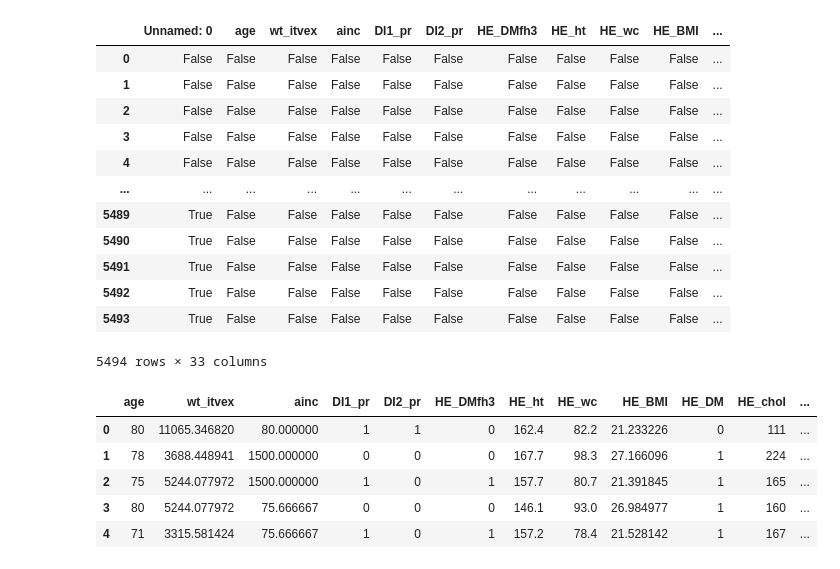
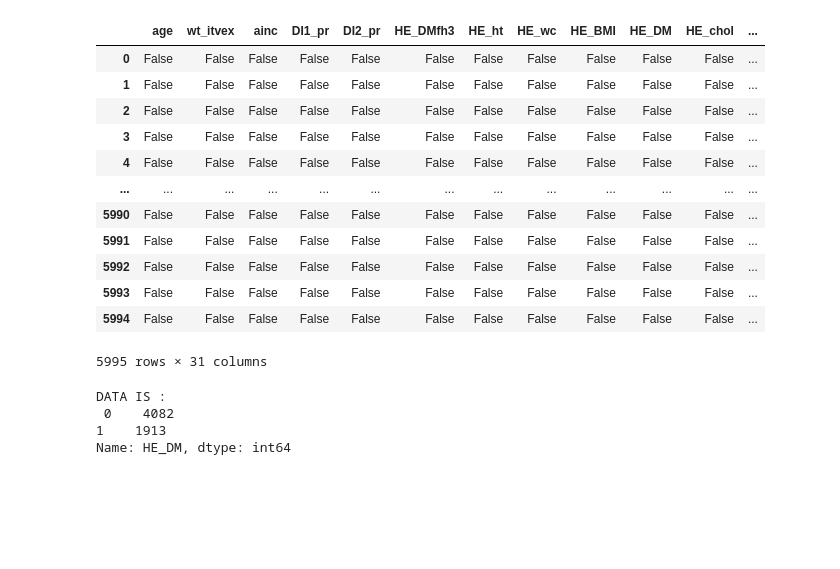
Before and after one commit to easthobb/Diabetes-Analysis, a Jupyter notebook: OUTCOME_ANALYSIS.ipynb, the cells around one changed output. Saved outputs shown, nothing was run; the diff lists cells and outputs as text; code cells hidden in the pictures; blank space fills up the shorter version.

```diff
--- a/OUTCOME_ANALYSIS.ipynb
+++ b/OUTCOME_ANALYSIS.ipynb
@@ -59,31 +59,27 @@ pd.set_option('display.max_columns', 200)
 pd.set_option('display.width', 200)
 # %%
 ## DATA LOAD
-df = pd.read_csv('2016_17_18_OUTCOME.csv')
+df = pd.read_csv('2018_17_16_OUTCOME.csv')
 df.head()
 df.isnull()
 # %% [output]
-|  | Unnamed: 0 | age | wt_itvex | ainc | DI1_pr | DI2_pr | HE_DMfh3 | HE_ht | HE_wc | HE_BMI | ... |
-| 0 | False | False | False | False | False | False | False | False | False | False | ... |
-| 1 | False | False | False | False | False | False | False | False | False | False | ... |
-| 2 | False | False | False | False | False | False | False | False | False | False | ... |
-| 3 | False | False | False | False | False | False | False | False | False | False | ... |
-| 4 | False | False | False | False | False | False | False | False | False | False | ... |
-| ... | ... | ... | ... | ... | ... | ... | ... | ... | ... | ... | ... |
-| 5489 | True | False | False | False | False | False | False | False | False | False | ... |
-| 5490 | True | False | False | False | False | False | False | False | False | False | ... |
-| 5491 | True | False | False | False | False | False | False | False | False | False | ... |
-| 5492 | True | False | False | False | False | False | False | False | False | False | ... |
-| 5493 | True | False | False | False | False | False | False | False | False | False | ... |
+|  | age | wt_itvex | ainc | DI1_pr | DI2_pr | HE_DMfh3 | HE_ht | HE_wc | HE_BMI | HE_DM | HE_chol | ... |
+| 0 | False | False | False | False | False | False | False | False | False | False | False | ... |
+| 1 | False | False | False | False | False | False | False | False | False | False | False | ... |
+| 2 | False | False | False | False | False | False | False | False | False | False | False | ... |
+| 3 | False | False | False | False | False | False | False | False | False | False | False | ... |
+| 4 | False | False | False | False | False | False | False | False | False | False | False | ... |
+| ... | ... | ... | ... | ... | ... | ... | ... | ... | ... | ... | ... | ... |
+| 5990 | False | False | False | False | False | False | False | False | False | False | False | ... |
+| 5991 | False | False | False | False | False | False | False | False | False | False | False | ... |
+| 5992 | False | False | False | False | False | False | False | False | False | False | False | ... |
+| 5993 | False | False | False | False | False | False | False | False | False | False | False | ... |
+| 5994 | False | False | False | False | False | False | False | False | False | False | False | ... |
-5494 rows × 33 columns
+5995 rows × 31 columns
 # %%
-df=df.drop(columns=['intercept','Unnamed: 0'])
-df.head()
-#print('DATA IS : \n', pd.Series(df.HE_DM).value_counts())
+print('DATA IS : \n', pd.Series(df.HE_DM).value_counts())
 # %% [output]
-|  | age | wt_itvex | ainc | DI1_pr | DI2_pr | HE_DMfh3 | HE_ht | HE_wc | HE_BMI | HE_DM | HE_chol | ... |
-| 0 | 80 | 11065.346820 | 80.000000 | 1 | 1 | 0 | 162.4 | 82.2 | 21.233226 | 0 | 111 | ... |
-| 1 | 78 | 3688.448941 | 1500.000000 | 0 | 0 | 0 | 167.7 | 98.3 | 27.166096 | 1 | 224 | ... |
-| 2 | 75 | 5244.077972 | 1500.000000 | 1 | 0 | 1 | 157.7 | 80.7 | 21.391845 | 1 | 165 | ... |
-| 3 | 80 | 5244.077972 | 75.666667 | 0 | 0 | 0 | 146.1 | 93.0 | 26.984977 | 1 | 160 | ... |
-| 4 | 71 | 3315.581424 | 75.666667 | 1 | 0 | 1 | 157.2 | 78.4 | 21.528142 | 1 | 167 | ... |
+DATA IS :
+ 0    4082
+1    1913
+Name: HE_DM, dtype: int64
```
Also changed, not shown: parts of 7 cells of this notebook, 1 other file.
